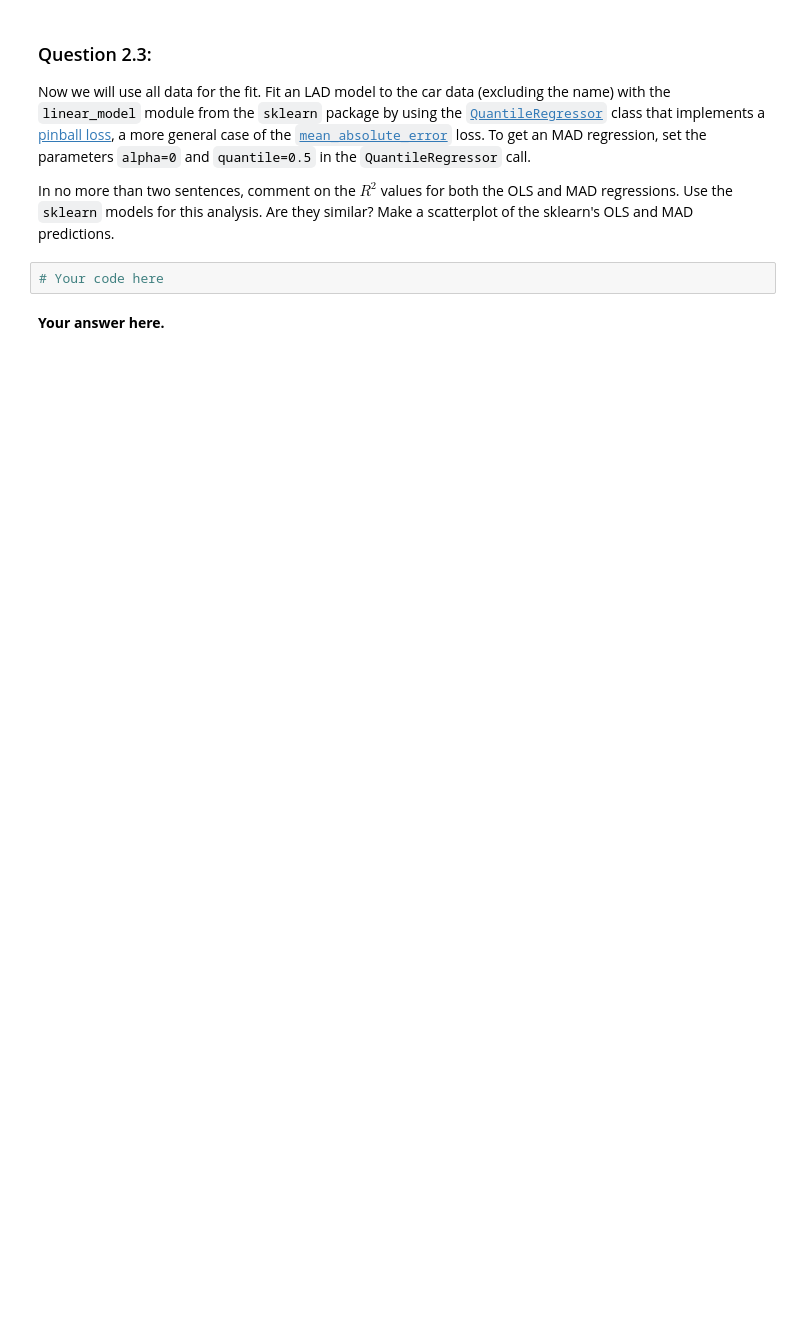
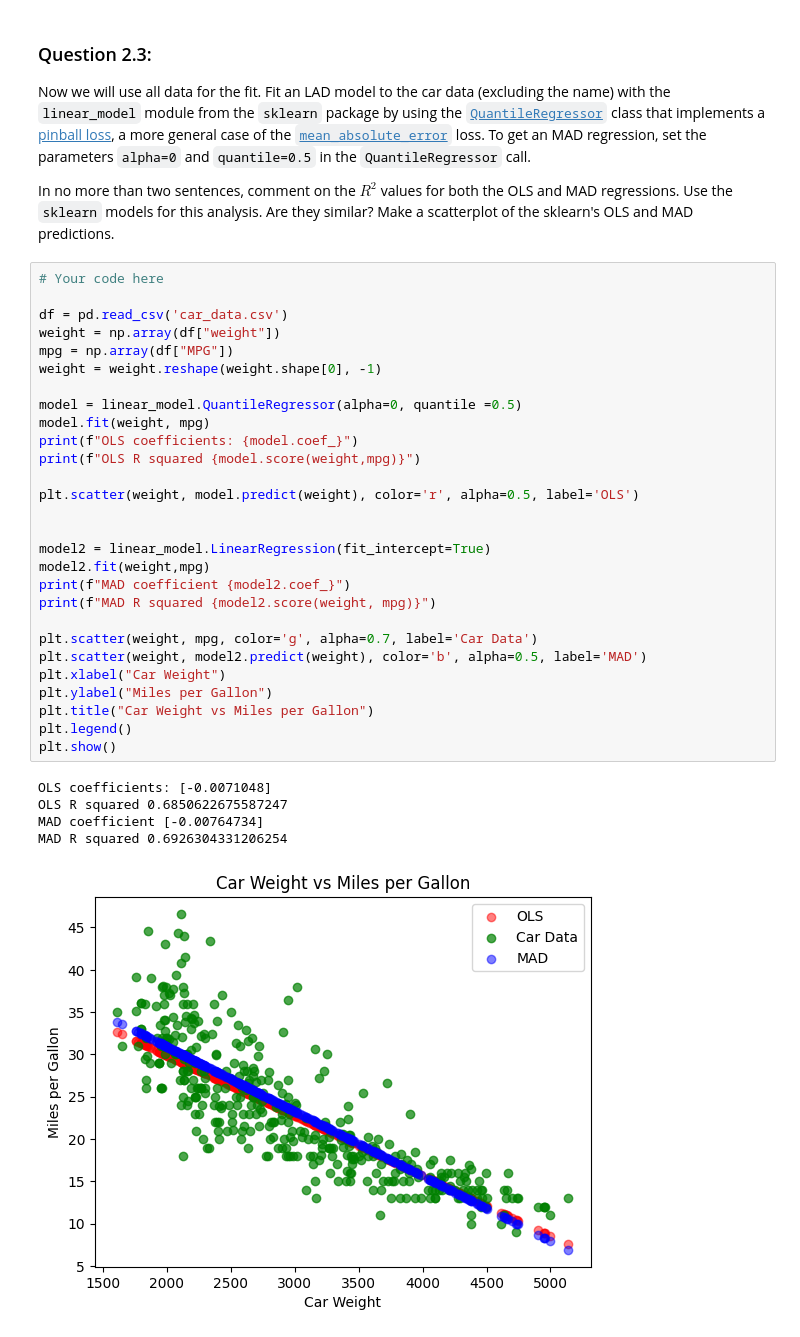
Before and after one commit to andytyuan2/DATASCI-3000, a Jupyter notebook: Assignment_1_Clean.ipynb, the cells around one changed output. Cells and saved outputs as stored; diff of their text form; blank space fills up the shorter version.

```diff
--- a/Assignment_1_Clean.ipynb
+++ b/Assignment_1_Clean.ipynb
@@ -315,7 +367,37 @@ Note: If you receive an error from the optimizer, it may be because the loss fun
 Now we will use all data for the fit. Fit an LAD model to the car data (excluding the name) with the `linear_model` module from the `sklearn` package by using the [`QuantileRegressor`](https://scikit-learn.org/stable/modules/generated/sklearn.linear_model.QuantileRegressor.html#sklearn.linear_model.QuantileRegressor) class that implements a [pinball loss](https://en.wikipedia.org/wiki/Quantile_regression), a more general case of the [`mean_absolute_error`](https://scikit-learn.org/1.5/modules/generated/sklearn.metrics.mean_absolute_error.html) loss. To get an MAD regression, set the parameters `alpha=0` and `quantile=0.5` in the `QuantileRegressor` call.
 
 In no more than two sentences, comment on the $R^2$ values for both the OLS and MAD regressions. Use the `sklearn` models for this analysis. Are they similar? Make a scatterplot of the sklearn's OLS and MAD predictions.
-# %%
-# Your code here
-# %% [markdown]
-**Your answer here.**
+# %%
+# Your code here
+
+df = pd.read_csv('car_data.csv')
+weight = np.array(df["weight"])
+mpg = np.array(df["MPG"])
+weight = weight.reshape(weight.shape[0], -1)
+
+model = linear_model.QuantileRegressor(alpha=0, quantile =0.5)
+model.fit(weight, mpg)
+print(f"OLS coefficients: {model.coef_}")
+print(f"OLS R squared {model.score(weight,mpg)}")
+
+plt.scatter(weight, model.predict(weight), color='r', alpha=0.5, label='OLS')
+
+
+model2 = linear_model.LinearRegression(fit_intercept=True)
+model2.fit(weight,mpg)
+print(f"MAD coefficient {model2.coef_}")
+print(f"MAD R squared {model2.score(weight, mpg)}")
+
+plt.scatter(weight, mpg, color='g', alpha=0.7, label='Car Data')
+plt.scatter(weight, model2.predict(weight), color='b', alpha=0.5, label='MAD')
+plt.xlabel("Car Weight")
+plt.ylabel("Miles per Gallon")
+plt.title("Car Weight vs Miles per Gallon")
+plt.legend()
+plt.show()
+# %% [output]
+OLS coefficients: [-0.0071048]
+OLS R squared 0.6850622675587247
+MAD coefficient [-0.00764734]
+MAD R squared 0.6926304331206254
+[figure, added]
```
Also changed, not shown: parts of 16 cells of this notebook.
